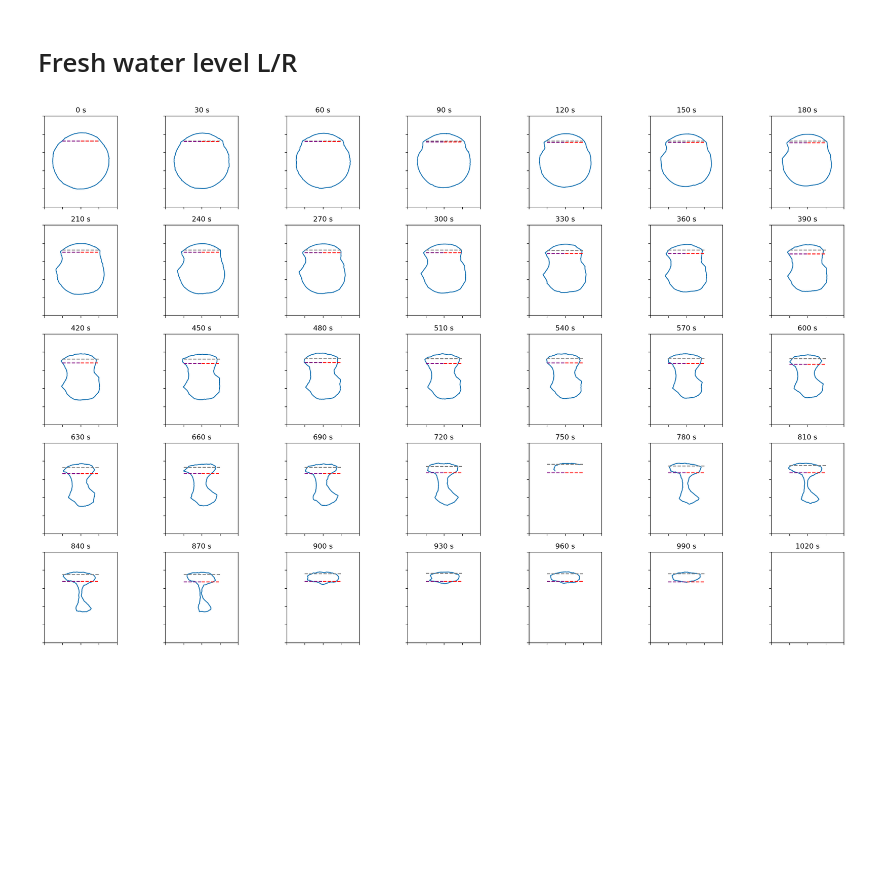
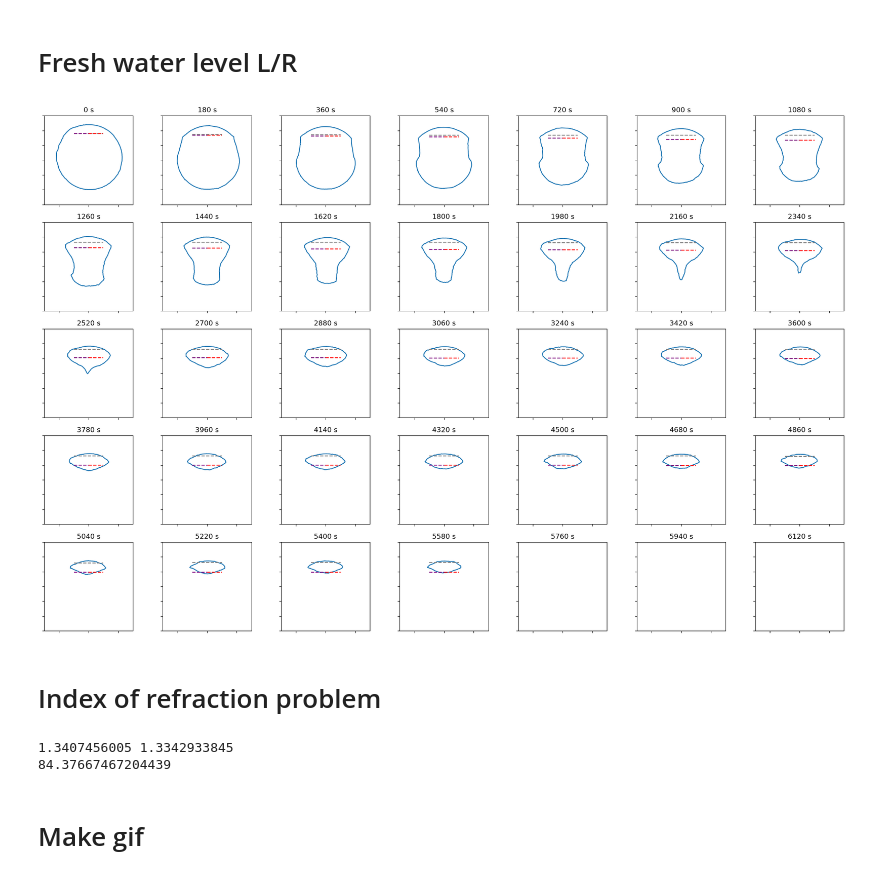
Before and after one commit to ebellincioni/floatingIce, a Jupyter notebook: 23-09-13_floating_dataAnalysis.ipynb, the cells around one changed output. Cells and saved outputs as stored; diff of their text form; code cells hidden in the pictures; blank space fills up the shorter version.

```diff
--- a/23-09-13_floating_dataAnalysis.ipynb
+++ b/23-09-13_floating_dataAnalysis.ipynb
@@ -470,7 +524,7 @@ DIFF Stability index = 25.0 degrees
 ### Apply to all contours
 # %%
 directory = '/Users/edoardo/Library/CloudStorage/OneDrive-UniversityofTwente/floating/'
-cylinders = ['2023-09-20/1st']
+cylinders = ['2023-09-20/1st','2023-09-26/1st','2023-10-03/1st']
 
 plt.figure(figsize=(16,10))
 
@@ -509,26 +563,34 @@ for ic,cylinder in enumerate(cylinders):
         # print(f'Stability index = {360-unstablePointsAngles[-1]+unstablePointsAngles[0]} degrees')
         if ic ==0:
             if it==0:
-                plt.scatter(30*it,360-unstablePointsAngles[-1]+unstablePointsAngles[0],
-                            c='blue',label=f'{cylinder} SUM')
                 plt.scatter(30*it,min(360-unstablePointsAngles[-1],+unstablePointsAngles[0]),
                             c='purple',label=f'{cylinder} DIFF')
             else:
-                plt.scatter(30*it,360-unstablePointsAngles[-1]+unstablePointsAngles[0],c='blue')
                 plt.scatter(30*it,min(360-unstablePointsAngles[-1],+unstablePointsAngles[0]),c='purple')
         elif ic ==1:
             if it==0:
-                plt.scatter(30*it,360-unstablePointsAngles[-1]+unstablePointsAngles[0],c='red',label=cylinder)
+                plt.scatter(60*it,min(360-unstablePointsAngles[-1],+unstablePointsAngles[0]),
+                            c='green',label=f'{cylinder} DIFF')
             else:
-                plt.scatter(30*it,360-unstablePointsAngles[-1]+unstablePointsAngles[0],c='red')
+                plt.scatter(60*it,min(360-unstablePointsAngles[-1],+unstablePointsAngles[0]),c='green')
+        elif ic ==2:
+            if it==0:
+                plt.scatter(60*it,min(360-unstablePointsAngles[-1],+unstablePointsAngles[0]),
+                            c='blue',label=f'{cylinder} DIFF')
+            else:
+                plt.scatter(60*it,min(360-unstablePointsAngles[-1],+unstablePointsAngles[0]),c='blue')
 
 # draw rotation lines
 for t in [12,28,42,63,69,81,96,113,131,150]: # rotation times of 09/20/1st
-    plt.vlines(t*10,25,375,colors='blue')
+   plt.vlines(t*10,0,175,colors='purple')
+#for t in []: # rotation times of 09/20/1st
+#    plt.vlines(t*10,25,375,colors='blue')
 
 plt.xlabel('time [s]')
 plt.ylabel('stability index [deg]')
 plt.grid()
 plt.legend()
+plt.ylim(0,100)
+plt.title('Rotations make the ice more stable.\n Salinity stratifies water, which makes stability increase over time.')
 plt.show()
 # %% [output]
@@ -581,8 +643,8 @@ plt.show()
 # %% [markdown]
 # Fresh water level L/R
 # %%
-directory = '/Users/edoardo/Library/CloudStorage/OneDrive-UniversityofTwente/floating/2023-09-26/'
-cylinders = ['1st']
+directory = '/Users/edoardo/Library/CloudStorage/OneDrive-UniversityofTwente/floating/2023-10-04/'
+cylinders = ['3rd']
 
 fig, ax = plt.subplots(nrows=5,ncols=7,figsize=(25,16))
 
@@ -602,34 +664,63 @@ for cylinder in cylinders:
             initialArea = np.pi*.0405**2 # in m2
             conversion = PolyArea(contour[:,1],contour[:,0])/initialArea # in px/m2
         contour[:,1 ] = -contour[:,1] + shift
         moltenArea = initialArea - PolyArea(contour[:,1],contour[:,0])/conversion # in m2
         # find freshwater layer depth supposing that the meltwater spreads according to the position in the tank
         #h1 = moltenArea/.27 # in m
         #h1 = h1*np.sqrt(conversion) # in px
         #h2 = 27*h1/53
         # here instead suppose that it spreads evenly
         h1 = moltenArea/.4 # in m
         h1 = h1*np.sqrt(conversion) # in px
         h2 = h1
 
 
         xcenter = np.mean(contour,axis=0)[0]
 
         ax.flatten()[it].plot(contour[:,0]-xcenter,contour[:,1])
 
         wl = findWL(contour,densityRatio=917/1005)  ### CHANGE FOR FRESH/SALTY WATER!!
         ax.flatten()[it].hlines(wl,-1000,1000,linestyles='--',colors='grey')
         ax.flatten()[it].hlines(-h1+wl,0,1000,linestyles='--',colors='red')
         ax.flatten()[it].hlines(-h2+wl,-1000,0,linestyles='--',colors='purple')
 
 for it,axi in enumerate(ax.flatten()):
     axi.set_aspect('equal')
     axi.set_xticklabels('')
     axi.set_yticklabels('')
-    axi.set_title(f'{it*30} s')
-    axi.set_ylim(0,5000)
-    axi.set_xlim(-2000,2000)
+    axi.set_title(f'{it*180} s')
+    axi.set_ylim(0,6000)
+    axi.set_xlim(-3000,3000)
 
 plt.show()
 # %% [output]
-[figure, old version]
+[figure, new version]
+# %% [markdown]
+# Index of refraction problem
+# %%
+# see Cristopher Parrish 2020
+def n_seaw(T=20):
+    lambdaa = 550 # [nm], valid in 400-700
+    a = -1.50156e-6
+    b = 1.07085e-7
+    c = -4.27594e-5
+    d = -1.60476e-4
+    e = 1.39807
+    return a*T**2 + b*lambdaa**2 + c*T + d*lambdaa + e
+
+def n_freshw(T=20):
+    lambdaa = 550 # [nm], valid in 400-700
+    a = -1.97812e-6
+    b = 1.03223e-7
+    c = -8.58125e-6
+    d = -1.54834e-4
+    e = 1.38919
+    return a*T**2 + b*lambdaa**2 + c*T + d*lambdaa + e
+
+print(n_seaw(),n_freshw())
+print(np.rad2deg(np.arcsin(n_freshw()/n_seaw())))
+# %% [output]
+1.3407456005 1.3342933845
+84.37667467204439
+# %% [markdown]
+# Make gif
```
Also changed, not shown: parts of 6 cells of this notebook, 1 other file.
